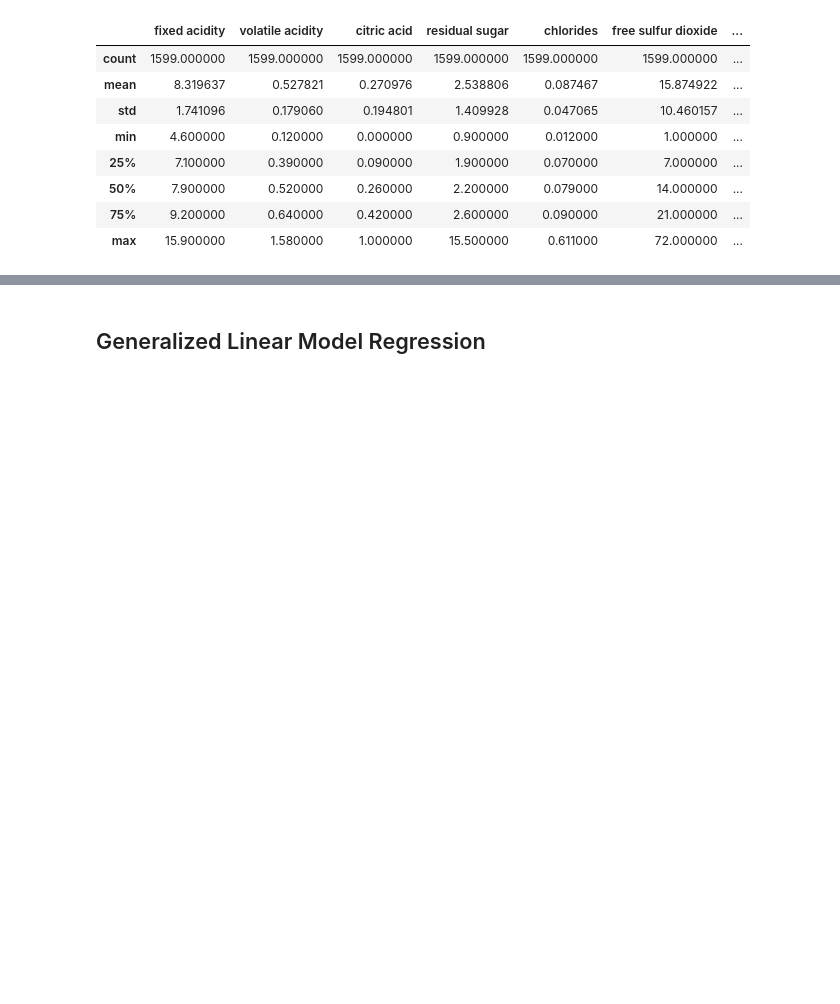
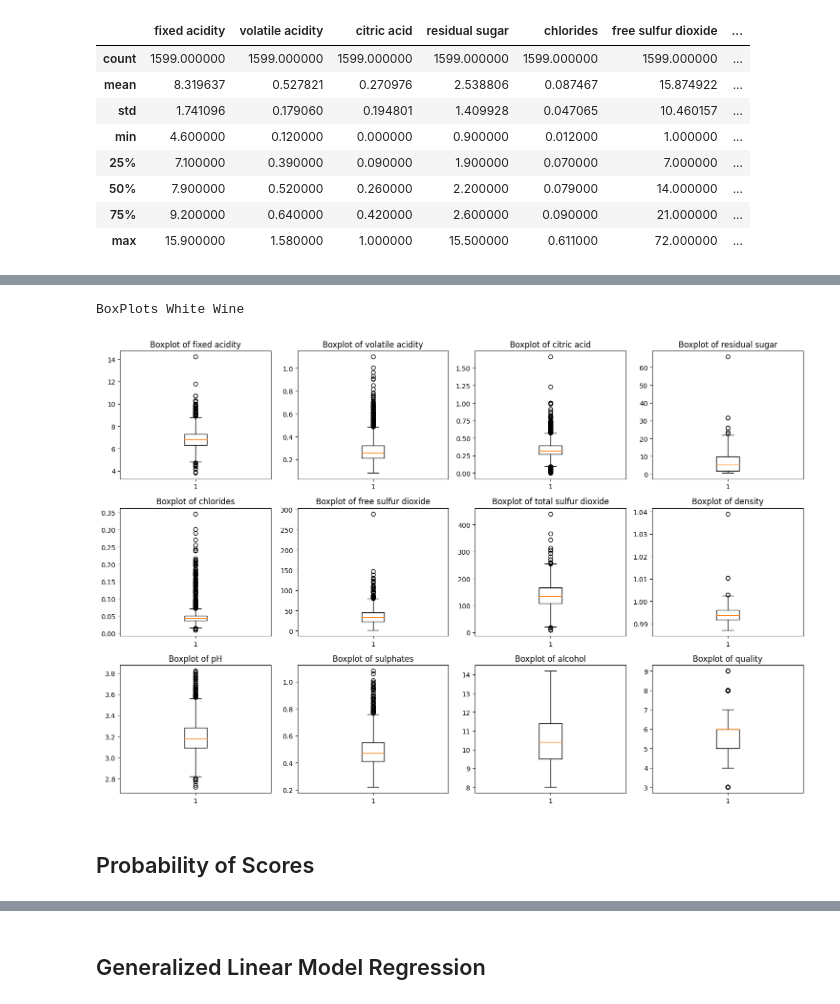
Before and after one commit to Triple-A-AAI520/AAI-520_Group3_Final_Project, a Jupyter notebook: JupyterNotebook/AAI-500_Team4_Final.ipynb, the cells around one changed output, grey strips where cells are left out. Cells and saved outputs as stored; diff of their text form; code cells hidden in the pictures; blank space fills up the shorter version.

```diff
--- a/JupyterNotebook/AAI-500_Team4_Final.ipynb
+++ b/JupyterNotebook/AAI-500_Team4_Final.ipynb
@@ -38,0 +76,8 @@ wine_red.describe()
+# %%
+print('BoxPlots White Wine')
+do_boxplot(wine_white)
+# %% [output]
+BoxPlots White Wine
+[figure, added]
+# %% [markdown]
+## Probability of Scores
```
Also changed, not shown: parts of 25 cells of this notebook.
